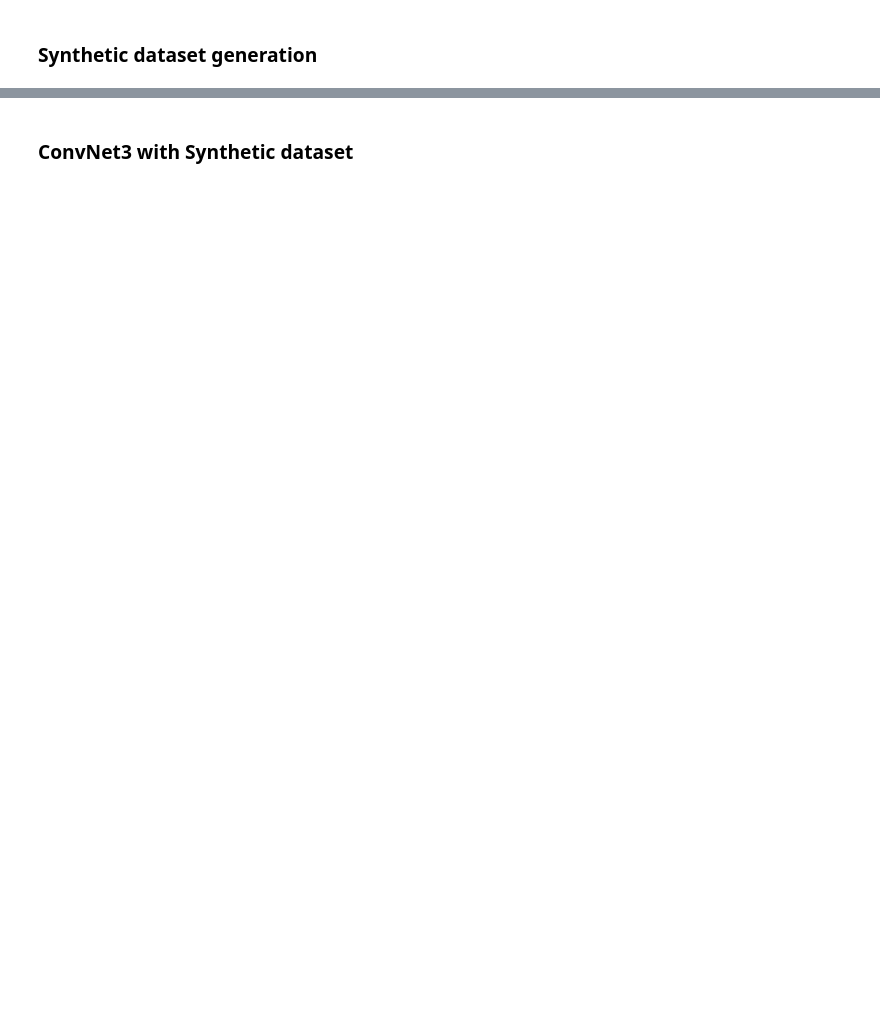
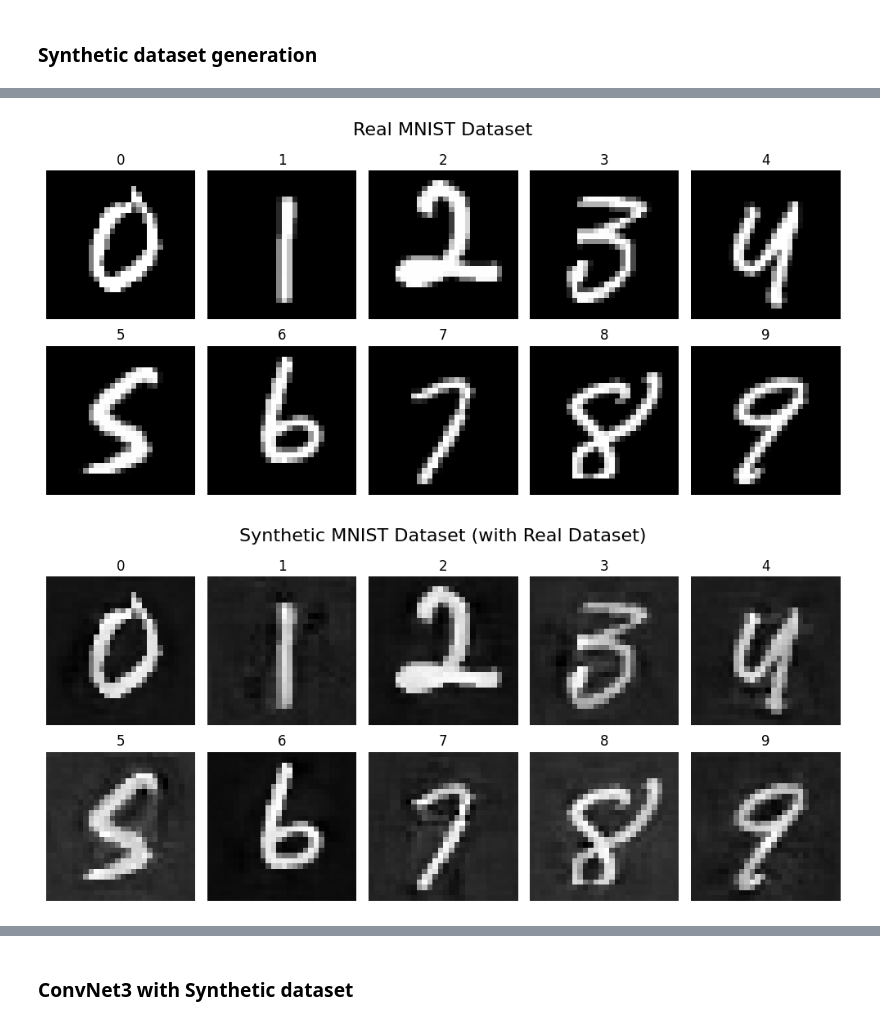
Before and after one commit to Swapnil949/ECE1512_2024F_ProjectRepo_SwapnilPatel, a Jupyter notebook: project_A/src/task1.ipynb, the cells around one changed output, grey strips where cells are left out. Drawn from its saved outputs; the diff is of its cells as text; code cells hidden in the pictures; blank space fills up the shorter version.

```diff
--- a/project_A/src/task1.ipynb
+++ b/project_A/src/task1.ipynb
@@ -1425,7 +1432,7 @@ def attention_matching():
     args = parser.parse_args()
     args.device = torch.device('cuda' if torch.cuda.is_available() else 'cpu')
     args.dis_metric = 'ours'
-
+    args.save_path = output_dir
     # Create a list of tuples with argument names and their values
     arguments = [
         ('dataset', args.dataset),
@@ -1547,7 +1554,9 @@ def attention_matching():
 
     total_steps = args.K * args.T * args.zeta_theta
     start_time = time.time()
+    print("Starting the training process...")
 
+    print("\n", flush=True)
     progress_bar = tqdm(
         total=total_steps,
         bar_format='{l_bar}{bar}| {n_fmt}/{total_fmt} [{elapsed}<{remaining}, {rate_fmt}]',
@@ -1754 +1773,32 @@ plt.show()
+# %%
+data = torch.load(MNIST_real_res)
+real_imgs = data[0][0]
+real_labels = data[0][1]
+
+# visualize 10 classes of MNIST (2 by 5)
+fig, axes = plt.subplots(2, 5, figsize=(10, 5))
+for i, ax in enumerate(axes.flat):
+    ax.imshow(real_imgs[real_labels == i][0].cpu().numpy().squeeze(), cmap="gray")
+    ax.set_title(f"{i}")
+    ax.axis("off")
+plt.suptitle("Real MNIST Dataset", fontsize=16)
+plt.tight_layout()
+plt.show()
+
+
+syn_imgs = data[1][0]
+syn_labels = data[1][1]
+
+# visualize 10 classes of MNIST (2 by 5)
+fig, axes = plt.subplots(2, 5, figsize=(10, 5))
+for i, ax in enumerate(axes.flat):
+    ax.imshow(syn_imgs[syn_labels == i][0].cpu().numpy().squeeze(), cmap="gray")
+    ax.set_title(f"{i}")
+    ax.axis("off")
+plt.suptitle("Synthetic MNIST Dataset (with Real Dataset)", fontsize=16)
+plt.tight_layout()
+plt.show()
+# %% [output]
+[figure, added]
+[figure, added]
 # %%
```
Also changed, not shown: parts of 20 cells of this notebook.
